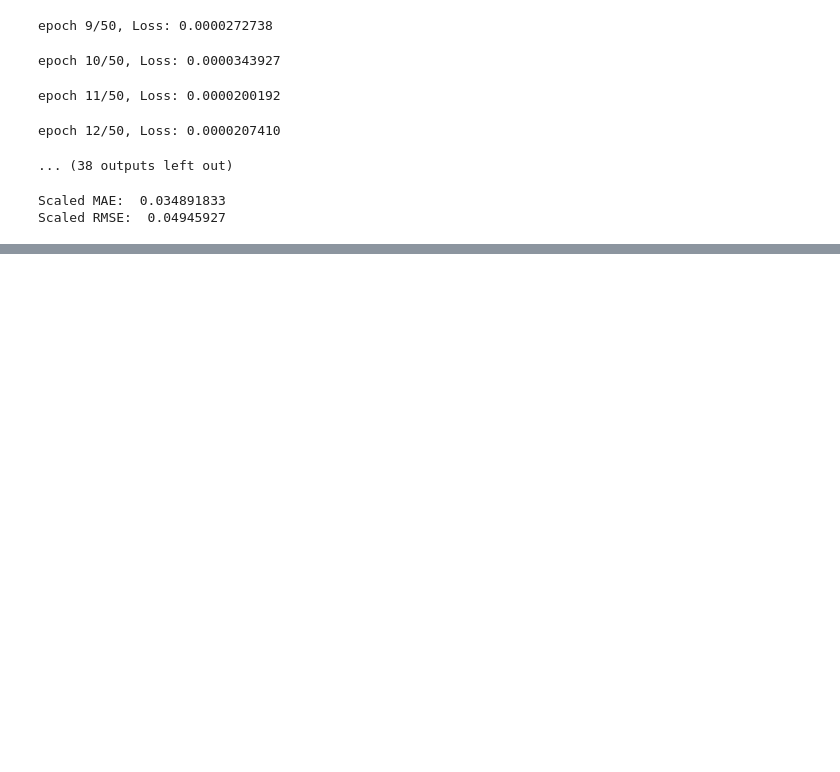
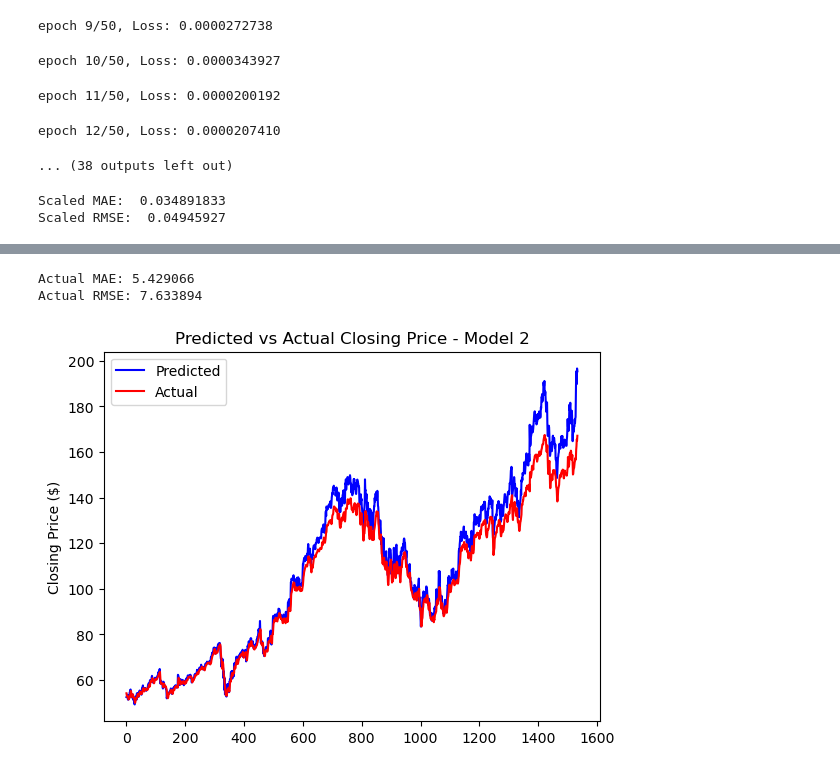
Before and after one commit to jisoawe/ltsm_google_stock, a Jupyter notebook: Google_Stock_LSTM.ipynb, the cells around one changed output, grey strips where cells are left out. Cells and saved outputs as stored; diff of their text form; code cells hidden in the pictures; blank space fills up the shorter version.

```diff
--- a/Google_Stock_LSTM.ipynb
+++ b/Google_Stock_LSTM.ipynb
@@ -283,0 +337,2 @@ df.head()
+# %%
+lstm2 = LSTM(input_size = 4, hidden_layer_size = 200, output_size = 1, num_layers = 2)
@@ -283,0 +387,29 @@ df.head()
+# %%
+lstm2.eval()
+
+test_seq2 = torch.tensor([seq for seq, _ in test2], dtype = torch.float32)
+test_lab2 = torch.tensor([label for _, label in test2], dtype = torch.float32)
+
+with torch.no_grad():
+    preds2 = lstm2(test_seq2).view(-1)
+# %%
+test_lab_new2 = scaler.inverse_transform(test_lab2.numpy().reshape(-1, 1))
+preds_new_2 = scaler.inverse_transform(preds2.numpy().reshape(-1, 1))
+# %%
+test_lab_new__2 = np.array(test_lab_new2)
+preds_new__2 = np.array(preds_new_2)
+# %%
+print('Actual MAE:', mean_absolute_error(test_lab_new__2, preds_new__2))
+print('Actual RMSE:', np.sqrt(mean_squared_error(test_lab_new__2, preds_new__2)))
+# %% [output]
+Actual MAE: 5.429066
+Actual RMSE: 7.633894
+# %%
+plt.plot(test_lab_new__2, color = 'blue')
+plt.plot(preds_new__2, color = 'red')
+plt.title('Predicted vs Actual Closing Price - Model 2')
+plt.legend(["Predicted", "Actual"])
+plt.ylabel('Closing Price ($)')
+plt.show()
+# %% [output]
+[figure, added]
```
Also changed, not shown: parts of 18 cells of this notebook.
